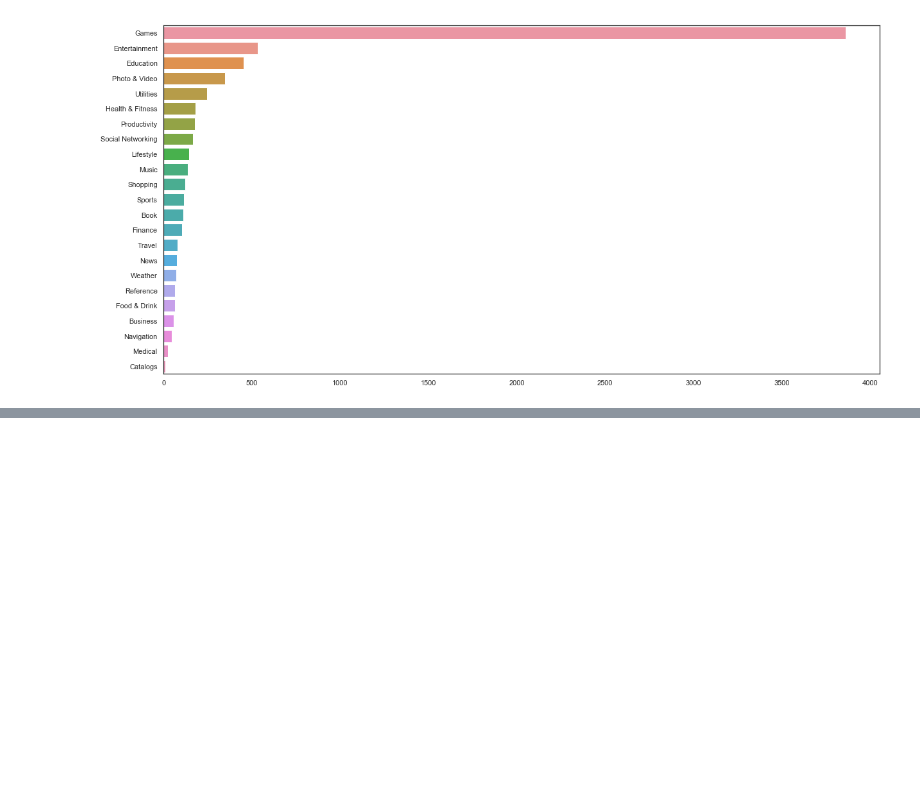
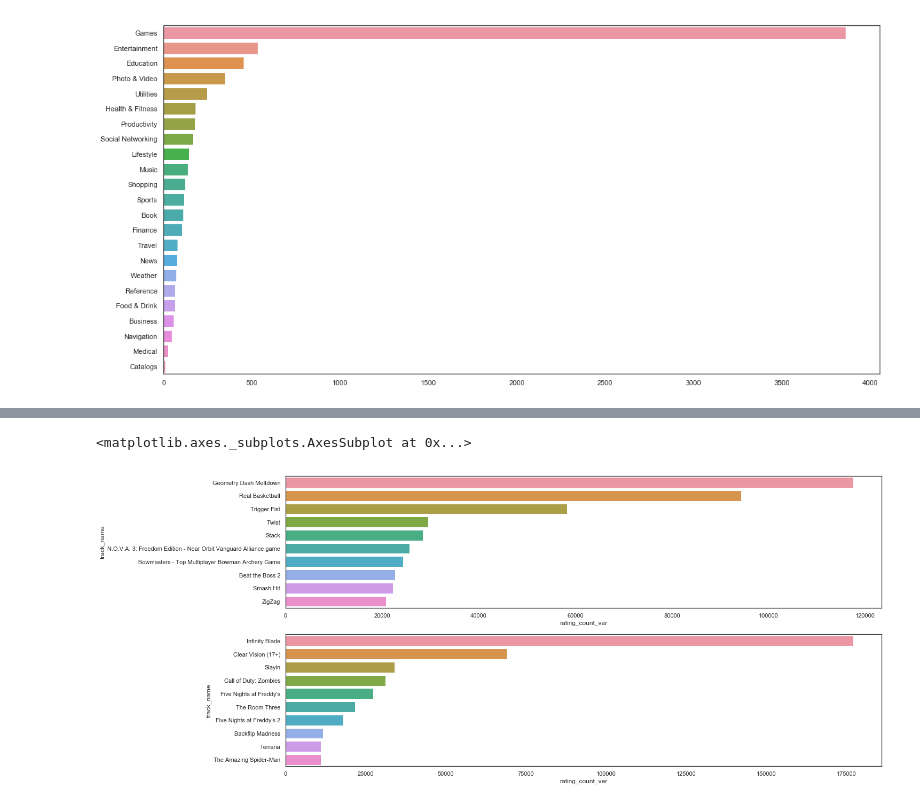
Before and after one commit to Sukhrobjon/DS-1.1, a Jupyter notebook: app_store_dataset/checking_out_data.ipynb, the cells around one changed output, grey strips where cells are left out. Cells and saved outputs as stored; diff of their text form; code cells hidden in the pictures; blank space fills up the shorter version.

```diff
--- a/app_store_dataset/checking_out_data.ipynb
+++ b/app_store_dataset/checking_out_data.ipynb
@@ -278,0 +315,15 @@ sb.barplot(x=genres.values, y=genres.index, order=genres.index, orient="h")
+# %%
+## look at top rated apps in both categories by current rating of the latest released version!
+free_games_rated_curr = free_games.sort_values(by=["rating_count_ver"], ascending=False)
+paid_games_rated_curr = paid_games.sort_values(by=["rating_count_ver"], ascending=False)
+# %%
+fig = plt.figure(figsize=(20, 10))
+ax1 = fig.add_subplot(211)
+ax2 = fig.add_subplot(212)
+
+## create our barplots in a new cell and display the top ten highest rated apps by current version.
+sb.barplot(x=free_games_rated_curr["rating_count_ver"][:10], y=free_games_rated_curr["track_name"][:10], ax=ax1)
+sb.barplot(x=paid_games_rated_curr["rating_count_ver"][:10], y=paid_games_rated_curr["track_name"][:10], ax=ax2)
+# %% [output]
+<matplotlib.axes._subplots.AxesSubplot at 0x...>
+[figure, added]
```
Also changed, not shown: parts of 8 cells of this notebook.
